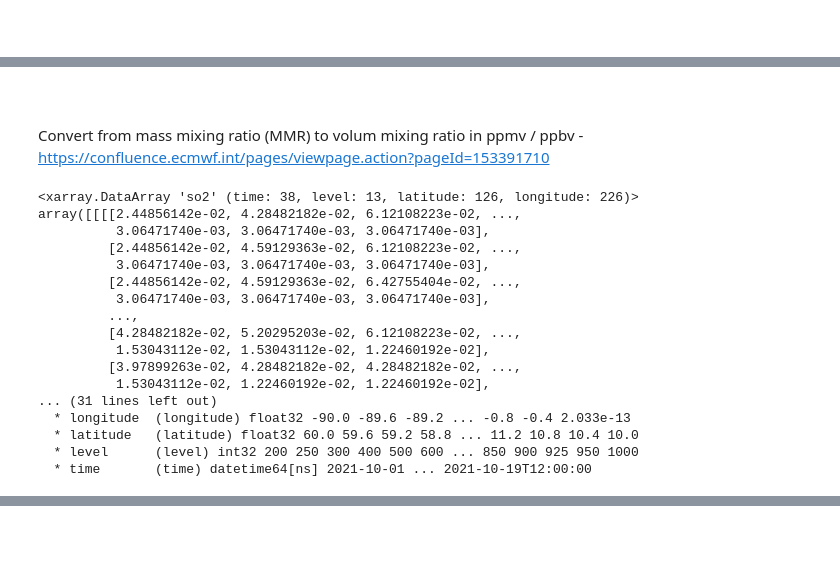
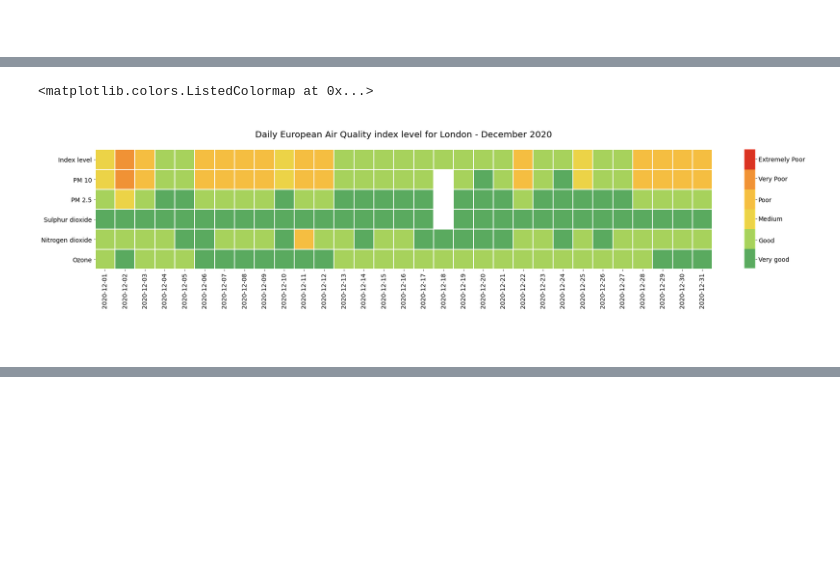
Before and after one commit to ecmwf-projects/copernicus-training, a Jupyter notebook: 215_cams_european_air_quality_index.ipynb, the cells around one changed output, grey strips where cells are left out. Cells and saved outputs as stored; diff of their text form; code cells hidden in the pictures; blank space fills up the shorter version.

```diff
--- a/215_cams_european_air_quality_index.ipynb
+++ b/215_cams_european_air_quality_index.ipynb
@@ -447,0 +318,3 @@ Attributes:
+# %%
+df['level'] = df.max(axis=1).astype(int)
+df
@@ -447,0 +340,3 @@ Attributes:
+# %%
+df = (df.T).iloc[::-1]
+df
@@ -447,0 +352,3 @@ Attributes:
+# %%
+df[df<0] = np.nan
+df
@@ -448,25 +364,32 @@ Attributes:
+# %%
+cmap = ListedColormap(['#5AAA5F', '#A7D25C', '#ECD347', '#F5BE41', '#F09235', '#D93322'])
+cmap
+# %% [output]
+<matplotlib.colors.ListedColormap at 0x...>
+# %%
+
+fig, ax = plt.subplots(1,1,figsize=(35,5))
+
+cbar_ax = fig.add_axes([.82, .13, .01, .75])
+
+g = sns.heatmap(df, cmap=cmap, linewidth=1, linecolor='w', square=True, cbar_ax = cbar_ax,vmin=1, vmax=6, ax=ax)
+
+
+
+g.set_title("\nDaily European Air Quality index level for London - December 2020\n", fontsize=20)
+g.set(xlabel=None)
+
+ylabels=['Index level', 'PM 10', 'PM 2.5', 'Sulphur dioxide', 'Nitrogen dioxide', 'Ozone']
+g.set_yticklabels(ylabels,fontsize=14, rotation=0)
+
+xlabels=df.columns.format('%Y-%m-%d')[1::]
+g.set_xticklabels(xlabels, fontsize=14)
+
+cbar = ax.collections[0].colorbar
+cbar.set_ticks([1.4,2.2,3.1,3.9,4.8,5.6])
+cbar.set_ticklabels(['Very good', 'Good', 'Medium', 'Poor', 'Very Poor', 'Extremely Poor'])
+cbar.ax.tick_params(labelsize=14)
+# %% [output]
+[figure, added]
 # %% [markdown]
 <br>
-# %% [markdown]
-Convert from mass mixing ratio (MMR) to volum mixing ratio in ppmv / ppbv -https://confluence.ecmwf.int/pages/viewpage.action?pageId=153391710
-# %%
-da_so2_vmr = 28.9644 / 64.0638 * 1e9 * da_so2
-da_so2_vmr
-# %% [output]
-<xarray.DataArray 'so2' (time: 38, level: 13, latitude: 126, longitude: 226)>
-array([[[[2.44856142e-02, 4.28482182e-02, 6.12108223e-02, ...,
-          3.06471740e-03, 3.06471740e-03, 3.06471740e-03],
-         [2.44856142e-02, 4.59129363e-02, 6.12108223e-02, ...,
-          3.06471740e-03, 3.06471740e-03, 3.06471740e-03],
-         [2.44856142e-02, 4.59129363e-02, 6.42755404e-02, ...,
-          3.06471740e-03, 3.06471740e-03, 3.06471740e-03],
-         ...,
-         [4.28482182e-02, 5.20295203e-02, 6.12108223e-02, ...,
-          1.53043112e-02, 1.53043112e-02, 1.22460192e-02],
-         [3.97899263e-02, 4.28482182e-02, 4.28482182e-02, ...,
-          1.53043112e-02, 1.22460192e-02, 1.22460192e-02],
-... (31 lines left out)
-  * longitude  (longitude) float32 -90.0 -89.6 -89.2 ... -0.8 -0.4 2.033e-13
-  * latitude   (latitude) float32 60.0 59.6 59.2 58.8 ... 11.2 10.8 10.4 10.0
-  * level      (level) int32 200 250 300 400 500 600 ... 850 900 925 950 1000
-  * time       (time) datetime64[ns] 2021-10-01 ... 2021-10-19T12:00:00
```
Also changed, not shown: parts of 66 cells of this notebook.
